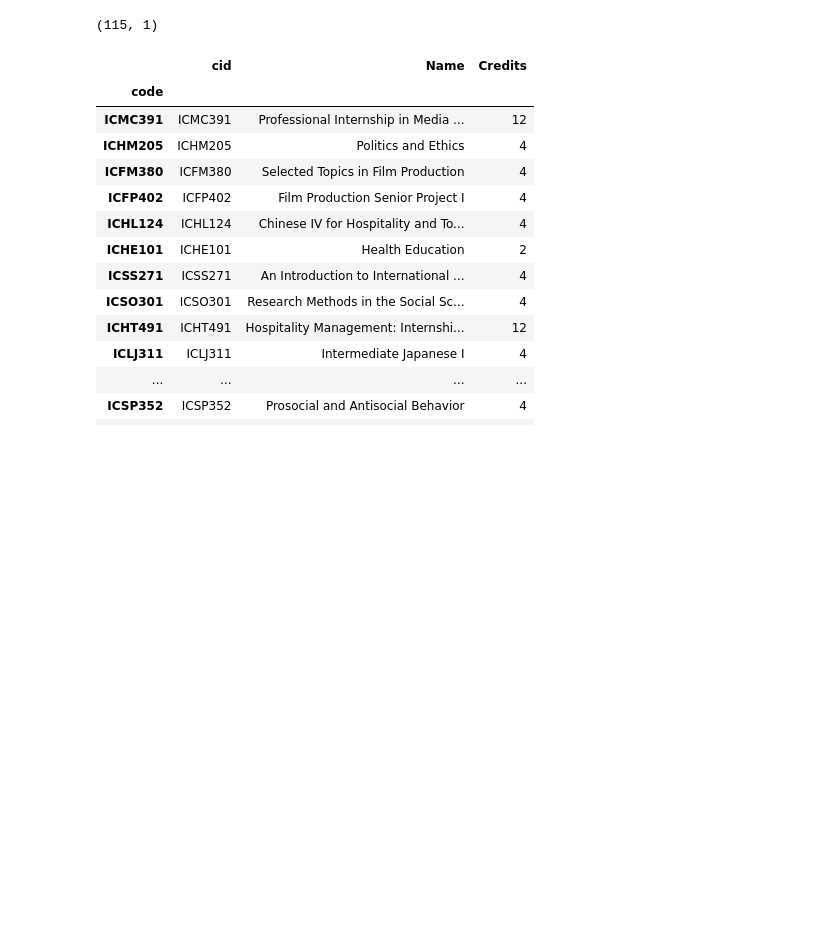
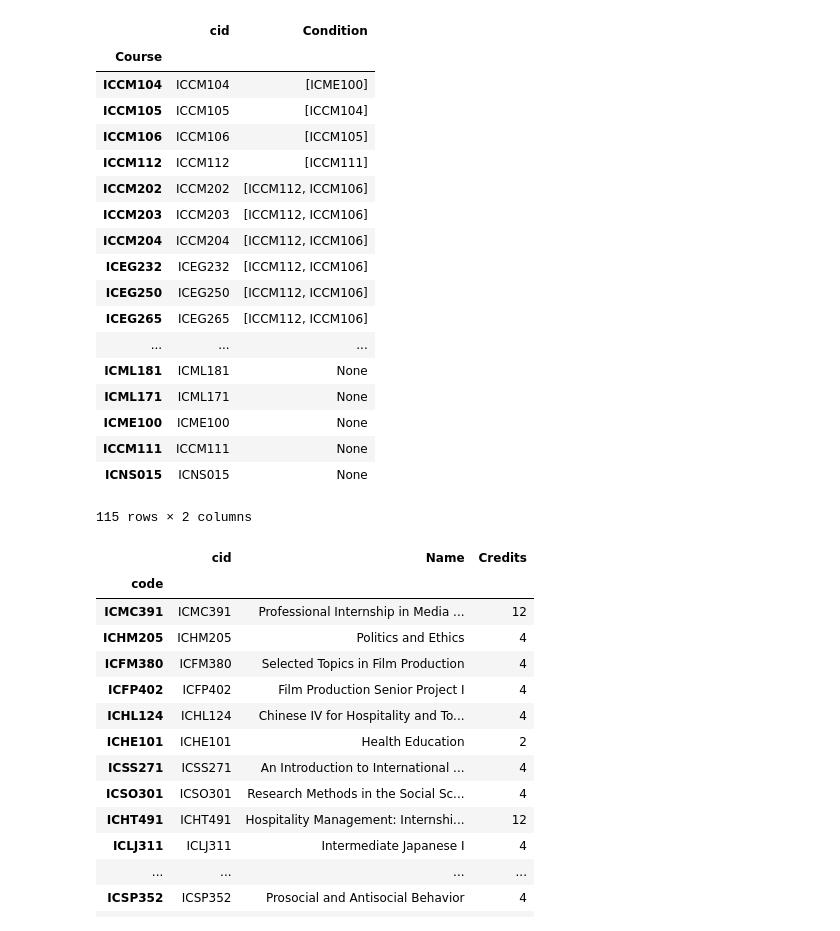
Before and after one commit to EFPs/Rapid2, a Jupyter notebook: database/script/Extract data.ipynb, the cells around one changed output. Drawn from its saved outputs; the diff is of its cells as text; code cells hidden in the pictures; blank space fills up the shorter version.

```diff
--- a/database/script/Extract data.ipynb
+++ b/database/script/Extract data.ipynb
@@ -5,21 +5,41 @@ import json
 # %%
 df = pd.read_csv('../csv/prereq-cs.csv', encoding='utf-16', delimiter='\t')
 myreg = re.compile('(IC.{5})+')
 split_condition = df.Condition.map(lambda x :  myreg.findall(x) if myreg.findall(x) else None)
 split_course = df.Course.map(lambda x :  myreg.search(x).group(0) if myreg.search(x) else None)
 
 df2 = df
 df2.Condition = split_condition
 df2.Course = split_course
-df2.drop(['UID','Action'],axis=1,inplace=True)
+df2.cid = split_course
+df2.drop(['Action'],axis=1,inplace=True)
 df2.drop_duplicates(subset="Course", inplace=True)
 df2 = df2.set_index('Course')
 # for s in split:
 #     for sub in s:
 #         m  = re.search('(IC.{5})+',sub)
 #         if m:
 #             print(m.groups())
 # df2.shape
+df2
 # %% [output]
+|  | cid | Condition |
+| Course |  |  |
+| ICCM104 | ICCM104 | [ICME100] |
+| ICCM105 | ICCM105 | [ICCM104] |
+| ICCM106 | ICCM106 | [ICCM105] |
+| ICCM112 | ICCM112 | [ICCM111] |
+| ICCM202 | ICCM202 | [ICCM112, ICCM106] |
+| ICCM203 | ICCM203 | [ICCM112, ICCM106] |
+| ICCM204 | ICCM204 | [ICCM112, ICCM106] |
+| ICEG232 | ICEG232 | [ICCM112, ICCM106] |
+| ICEG250 | ICEG250 | [ICCM112, ICCM106] |
+| ICEG265 | ICEG265 | [ICCM112, ICCM106] |
+| ... | ... | ... |
+| ICML181 | ICML181 | None |
+| ICML171 | ICML171 | None |
+| ICME100 | ICME100 | None |
+| ICCM111 | ICCM111 | None |
+| ICNS015 | ICNS015 | None |
-(115, 1)
+115 rows × 2 columns
 # %%
```
Also changed, not shown: parts of 1 cell of this notebook, 2 other files.
